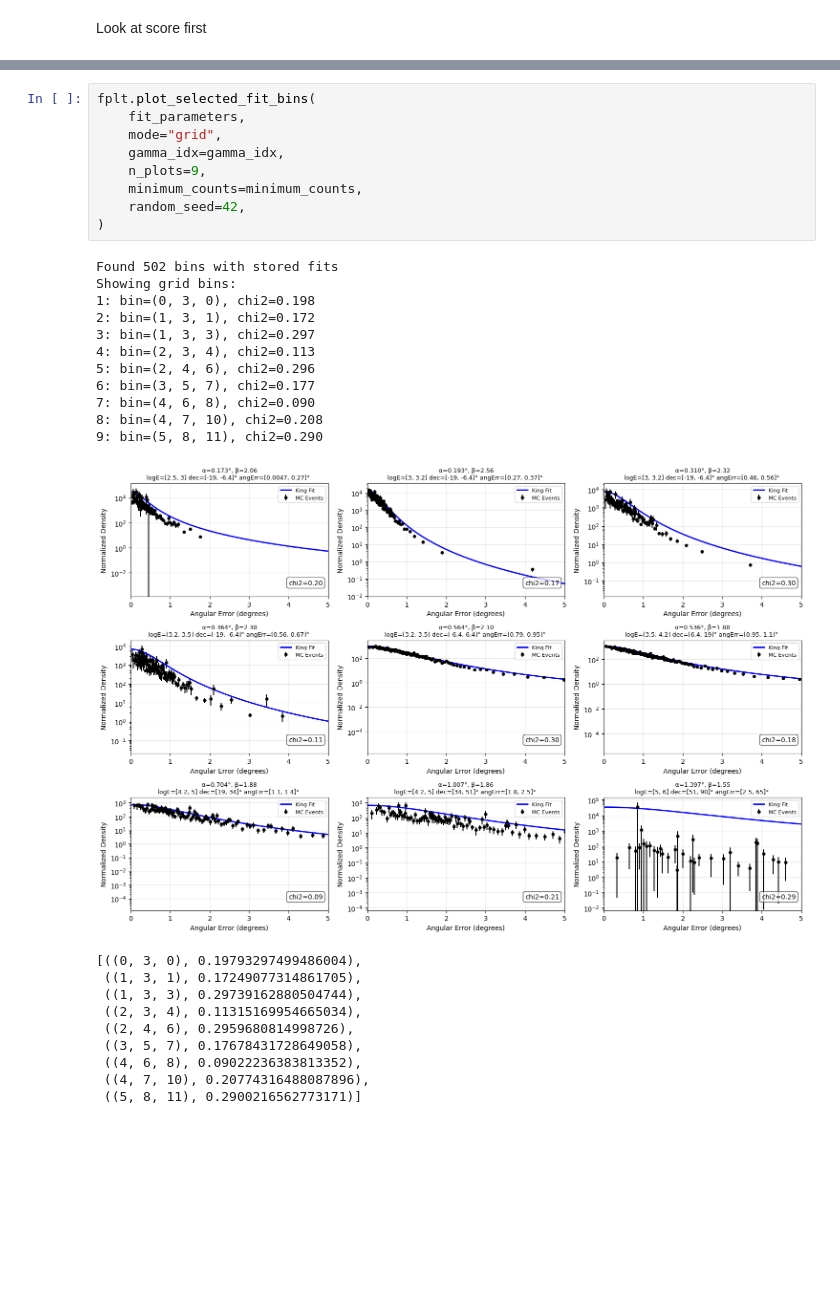
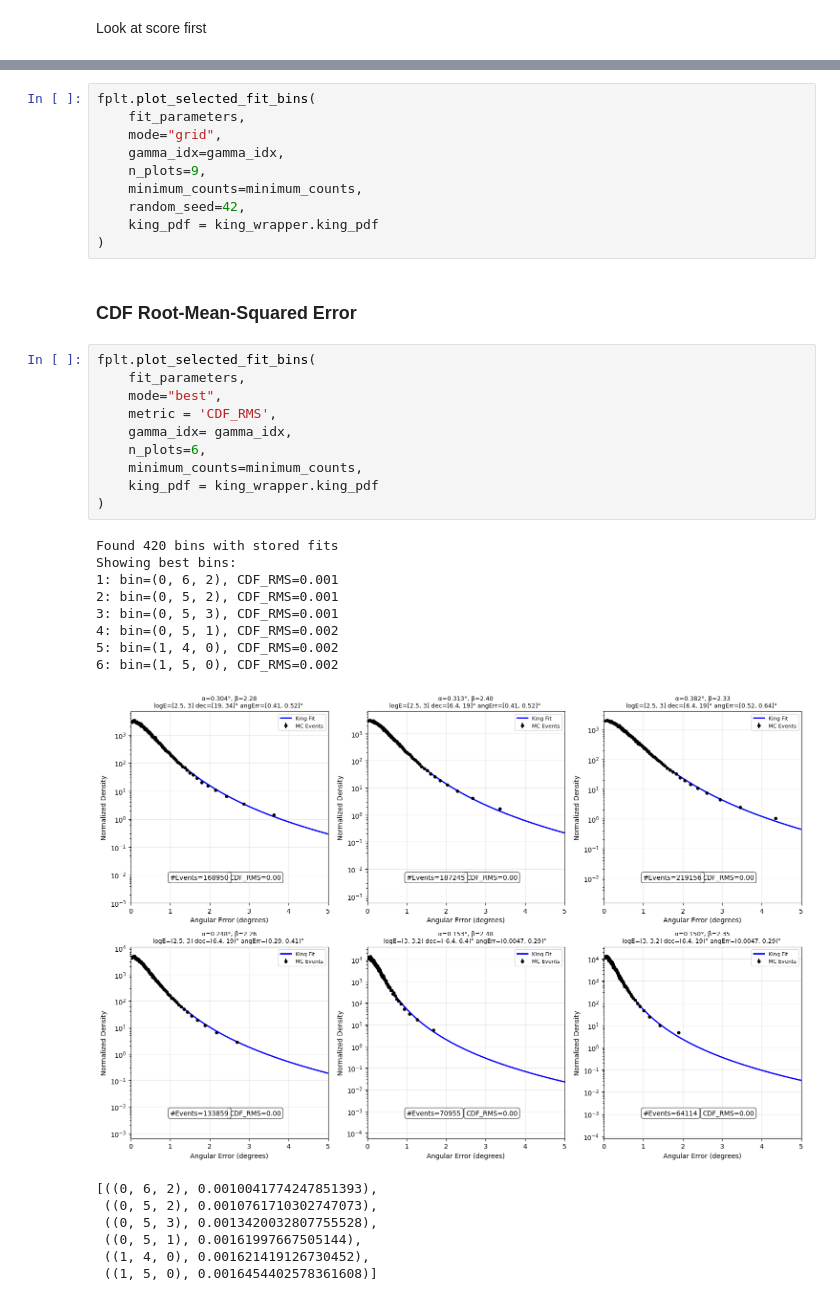
Before and after one commit to ElseSchnabele/kingmaker_fitting_parallization, a Jupyter notebook: likelihood_analysis/notebooks/setup_wrapper.ipynb, the cells around one changed output, grey strips where cells are left out. Cells and saved outputs as stored; diff of their text form; blank space fills up the shorter version.

Commit message:
KM-1-4: implement density weighted fitting metric

```diff
--- a/likelihood_analysis/notebooks/setup_wrapper.ipynb
+++ b/likelihood_analysis/notebooks/setup_wrapper.ipynb
@@ -402,26 +342,33 @@ fplt.plot_selected_fit_bins(
     n_plots=9,
     minimum_counts=minimum_counts,
     random_seed=42,
+    king_pdf = king_wrapper.king_pdf
 )
-# %% [output]
-Found 502 bins with stored fits
-Showing grid bins:
-1: bin=(0, 3, 0), chi2=0.198
-2: bin=(1, 3, 1), chi2=0.172
-3: bin=(1, 3, 3), chi2=0.297
-4: bin=(2, 3, 4), chi2=0.113
-5: bin=(2, 4, 6), chi2=0.296
-6: bin=(3, 5, 7), chi2=0.177
-7: bin=(4, 6, 8), chi2=0.090
-8: bin=(4, 7, 10), chi2=0.208
-9: bin=(5, 8, 11), chi2=0.290
-[figure, removed]
-[((0, 3, 0), 0.19793297499486004),
- ((1, 3, 1), 0.17249077314861705),
- ((1, 3, 3), 0.29739162880504744),
- ((2, 3, 4), 0.11315169954665034),
- ((2, 4, 6), 0.2959680814998726),
- ((3, 5, 7), 0.17678431728649058),
- ((4, 6, 8), 0.09022236383813352),
- ((4, 7, 10), 0.20774316488087896),
- ((5, 8, 11), 0.2900216562773171)]
+# %% [markdown]
+### CDF Root-Mean-Squared Error
+# %%
+fplt.plot_selected_fit_bins(
+    fit_parameters,
+    mode="best",
+    metric = 'CDF_RMS',
+    gamma_idx= gamma_idx,
+    n_plots=6,
+    minimum_counts=minimum_counts,
+    king_pdf = king_wrapper.king_pdf
+)
+# %% [output]
+Found 420 bins with stored fits
+Showing best bins:
+1: bin=(0, 6, 2), CDF_RMS=0.001
+2: bin=(0, 5, 2), CDF_RMS=0.001
+3: bin=(0, 5, 3), CDF_RMS=0.001
+4: bin=(0, 5, 1), CDF_RMS=0.002
+5: bin=(1, 4, 0), CDF_RMS=0.002
+6: bin=(1, 5, 0), CDF_RMS=0.002
+[figure, added]
+[((0, 6, 2), 0.0010041774247851393),
+ ((0, 5, 2), 0.0010761710302747073),
+ ((0, 5, 3), 0.0013420032807755528),
+ ((0, 5, 1), 0.00161997667505144),
+ ((1, 4, 0), 0.001621419126730452),
+ ((1, 5, 0), 0.0016454402578361608)]
```
Also changed, not shown: parts of 54 cells of this notebook, 2 other files.
